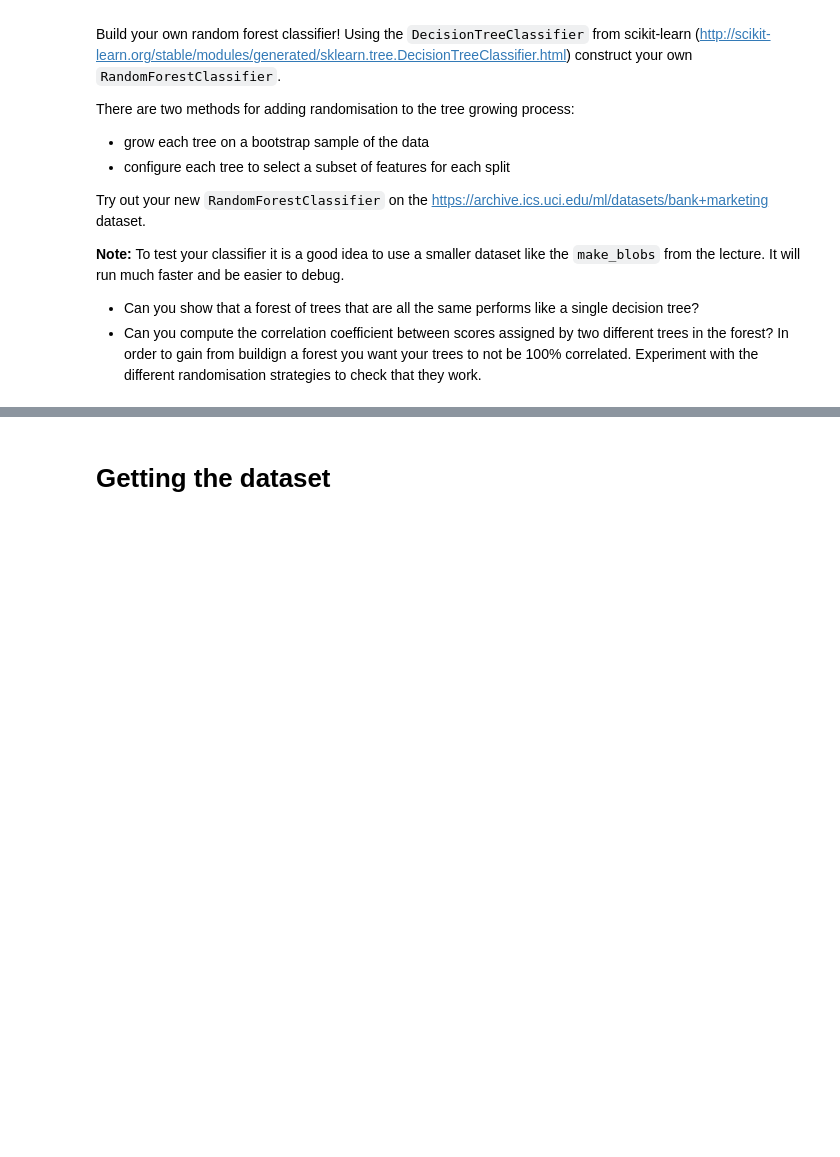
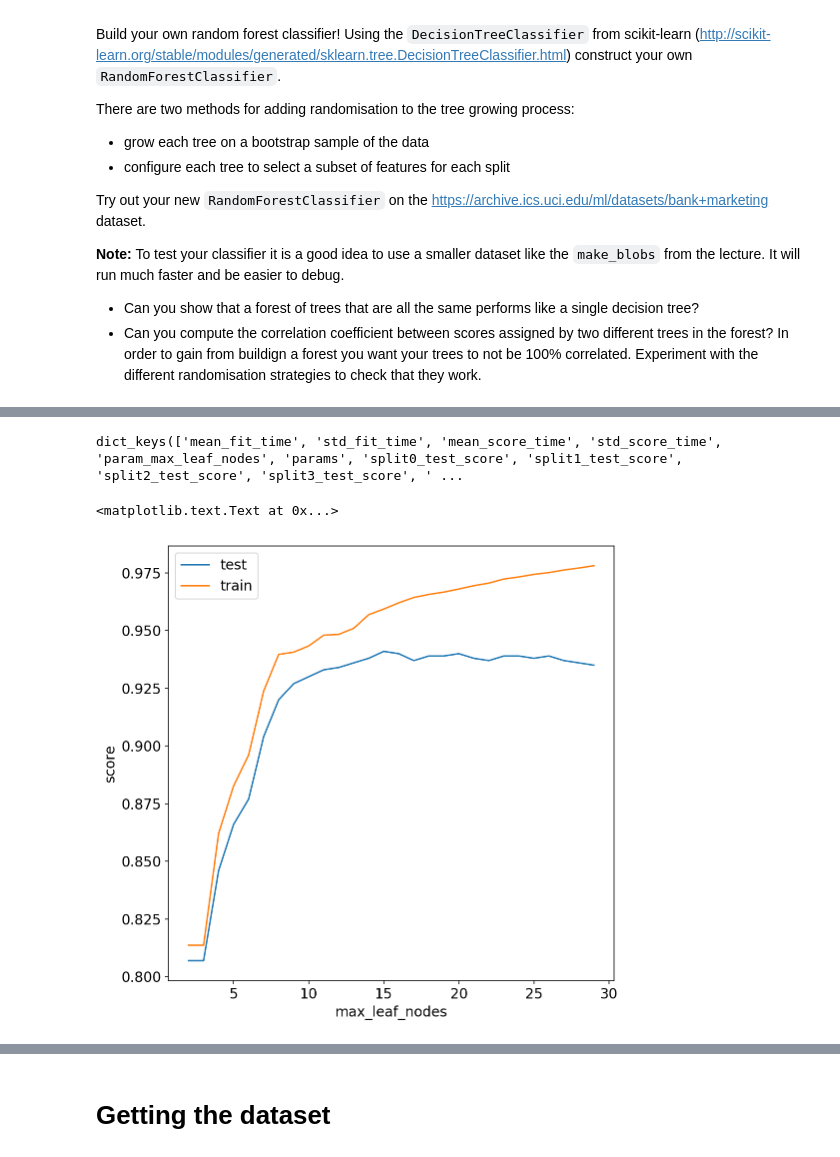
Before and after one commit to calispac/advanced-computing-2018, a Jupyter notebook: material/lecture-02/exercise.ipynb, the cells around one changed output, grey strips where cells are left out. Saved outputs shown, nothing was run; the diff lists cells and outputs as text; code cells hidden in the pictures; blank space fills up the shorter version.

```diff
--- a/material/lecture-02/exercise.ipynb
+++ b/material/lecture-02/exercise.ipynb
@@ -36,0 +88,10 @@ Try out your new `RandomForestClassifier` on the https://archive.ics.uci.edu/ml/
+# %%
+param_grid = {'max_leaf_nodes':np.arange(2, 30)}
+grid = GridSearchCV(DecisionTreeClassifier(),
+                    param_grid=param_grid,
+                    cv=10,
+                    return_train_score=True,
+                    # scoring='roc_auc',
+                )
+
+grid.fit(X, y)
@@ -36,0 +111,15 @@ Try out your new `RandomForestClassifier` on the https://archive.ics.uci.edu/ml/
+# %%
+results = grid.cv_results_
+print(results.keys())
+# %% [output]
+dict_keys(['mean_fit_time', 'std_fit_time', 'mean_score_time', 'std_score_time', 'param_max_leaf_nodes', 'params', 'split0_test_score', 'split1_test_score', 'split2_test_score', 'split3_test_score', ' ...
+# %%
+
+plt.plot(results['param_max_leaf_nodes'], results['mean_test_score'], label='test')
+plt.plot(results['param_max_leaf_nodes'], results['mean_train_score'], label='train')
+plt.legend(loc='best')
+plt.xlabel('max_leaf_nodes')
+plt.ylabel('score')
+# %% [output]
+<matplotlib.text.Text at 0x...>
+[figure, added]
```
Also changed, not shown: parts of 18 cells of this notebook.
